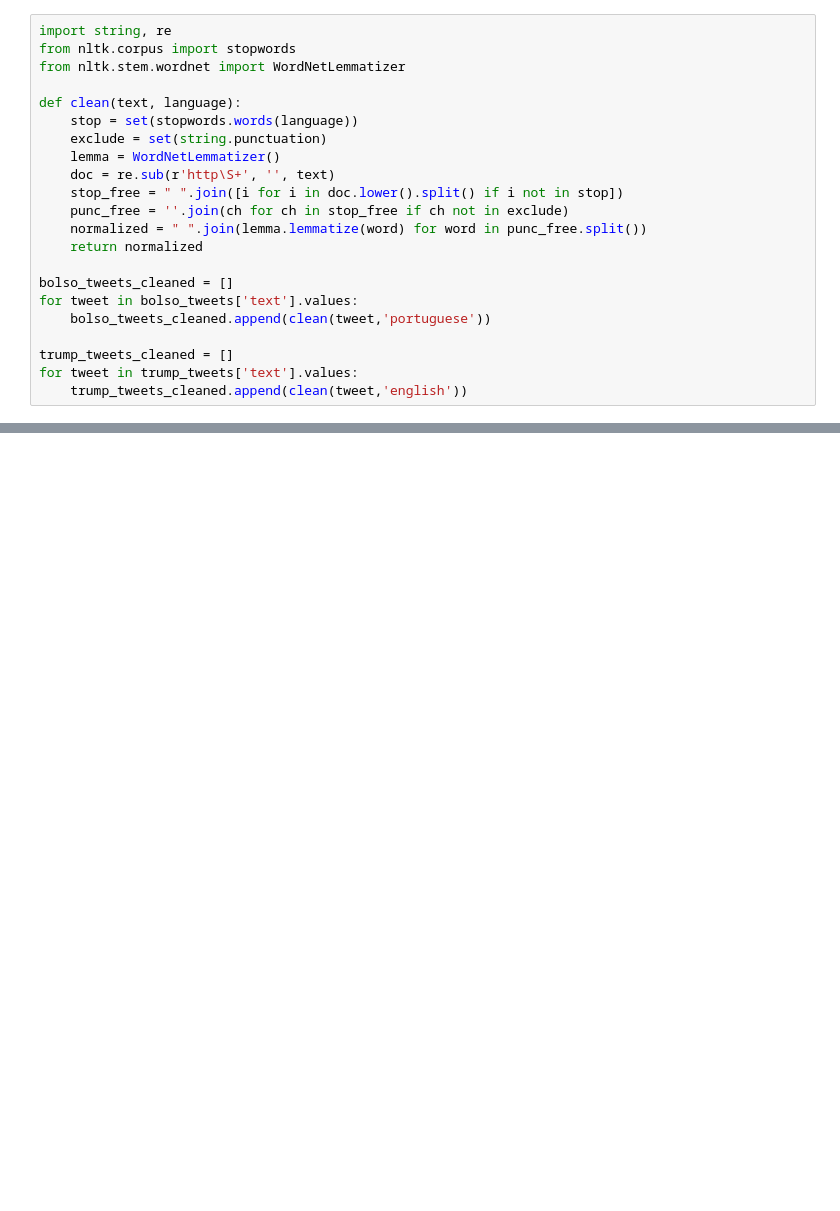
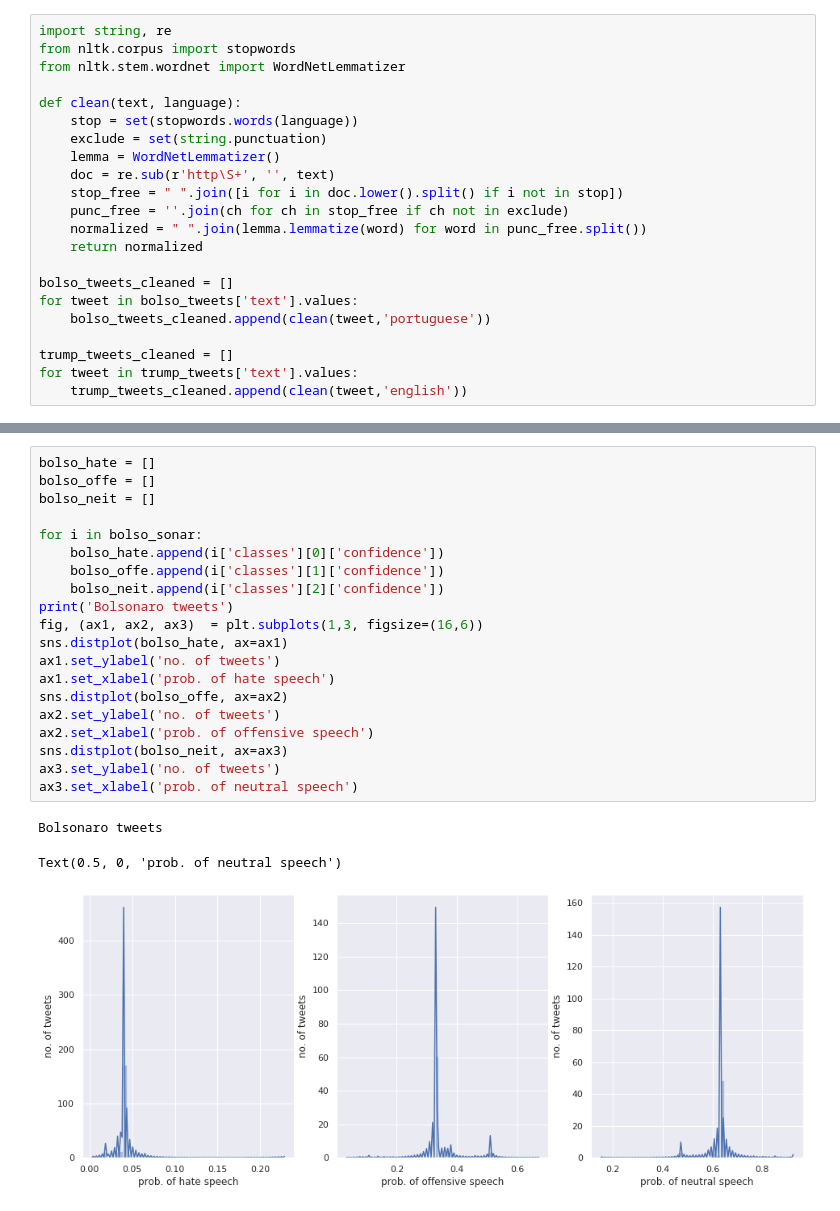
Before and after one commit to ggapp1/trump-vs-bolso, a Jupyter notebook: analysis.ipynb, the cells around one changed output, grey strips where cells are left out. Saved outputs shown, nothing was run; the diff lists cells and outputs as text; blank space fills up the shorter version.

```diff
--- a/analysis.ipynb
+++ b/analysis.ipynb
@@ -169,0 +206,24 @@ sns.distplot(bolso_polarity)
+# %%
+bolso_hate = []
+bolso_offe = []
+bolso_neit = []
+
+for i in bolso_sonar:
+    bolso_hate.append(i['classes'][0]['confidence'])
+    bolso_offe.append(i['classes'][1]['confidence'])
+    bolso_neit.append(i['classes'][2]['confidence'])
+print('Bolsonaro tweets')
+fig, (ax1, ax2, ax3)  = plt.subplots(1,3, figsize=(16,6))
+sns.distplot(bolso_hate, ax=ax1)
+ax1.set_ylabel('no. of tweets')
+ax1.set_xlabel('prob. of hate speech')
+sns.distplot(bolso_offe, ax=ax2)
+ax2.set_ylabel('no. of tweets')
+ax2.set_xlabel('prob. of offensive speech')
+sns.distplot(bolso_neit, ax=ax3)
+ax3.set_ylabel('no. of tweets')
+ax3.set_xlabel('prob. of neutral speech')
+# %% [output]
+Bolsonaro tweets
+Text(0.5, 0, 'prob. of neutral speech')
+[figure, added]
```
Also changed, not shown: parts of 12 cells of this notebook.
